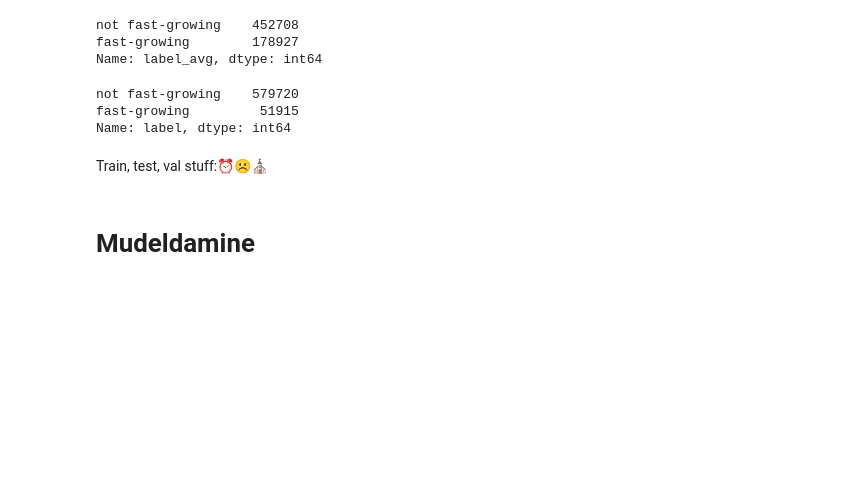
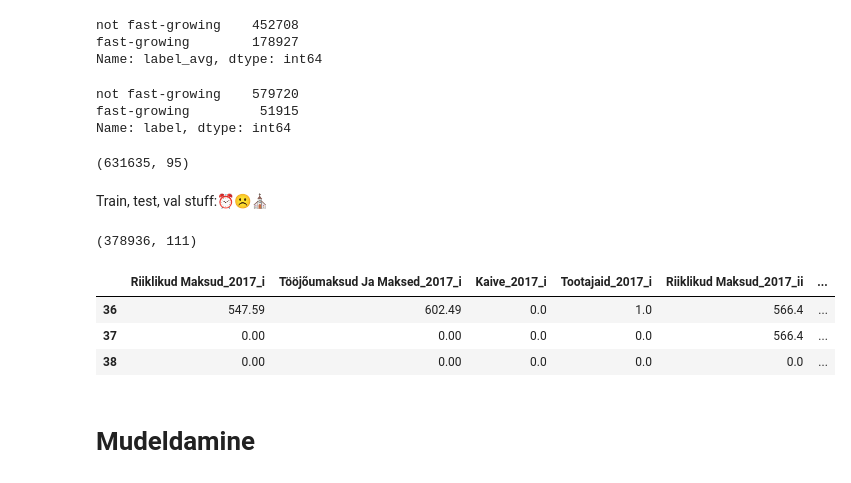
Before and after one commit to sjaanus97/P07-fast_growing_comp, a Jupyter notebook: fast_growing_comp.ipynb, the cells around one changed output. Saved outputs shown, nothing was run; the diff lists cells and outputs as text; code cells hidden in the pictures; blank space fills up the shorter version.

```diff
--- a/fast_growing_comp.ipynb
+++ b/fast_growing_comp.ipynb
@@ -245,3 +262,7 @@ Name: label, dtype: int64
+# %%
+print(result.shape)
+# %% [output]
+(631635, 95)
 # %% [markdown]
 Train, test, val stuff:⏰☹⛪
 # %%
@@ -294,6 +315,17 @@ val_data_labels = val_data['label'].replace('fast-growing', 1).replace('not fast
 train_data = train_data.drop(columns=['label' , 'Train_test_val'])
 test_data = test_data.drop(columns=['label' , 'Train_test_val'])
 val_data = val_data.drop(columns=['label' , 'Train_test_val'])
+# %%
+train_data.shape
+# %% [output]
+(378936, 111)
+# %%
+test_data.head(3)
+# %% [output]
+|  | Riiklikud Maksud_2017_i | Tööjõumaksud Ja Maksed_2017_i | Kaive_2017_i | Tootajaid_2017_i | Riiklikud Maksud_2017_ii | ... |
+| 36 | 547.59 | 602.49 | 0.0 | 1.0 | 566.4 | ... |
+| 37 | 0.00 | 0.00 | 0.0 | 0.0 | 566.4 | ... |
+| 38 | 0.00 | 0.00 | 0.0 | 0.0 | 0.0 | ... |
 # %% [markdown]
 # Mudeldamine
 # %% [markdown]
```
Also changed, not shown: parts of 26 cells of this notebook.
